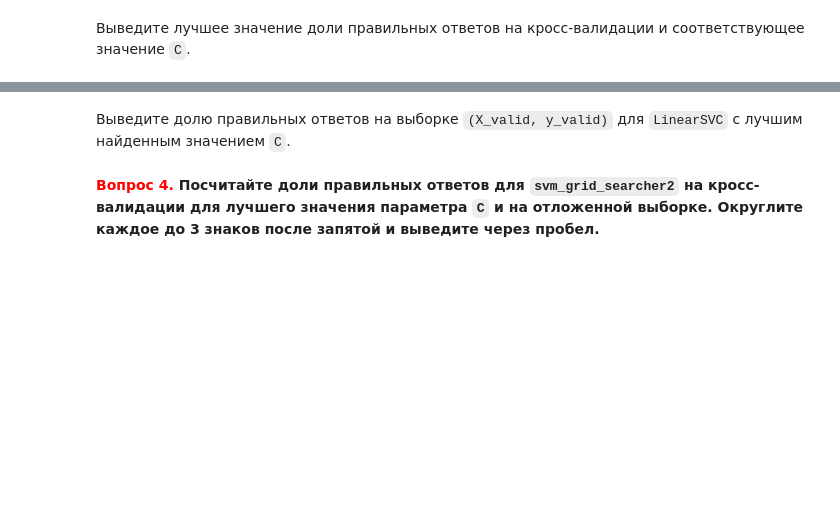
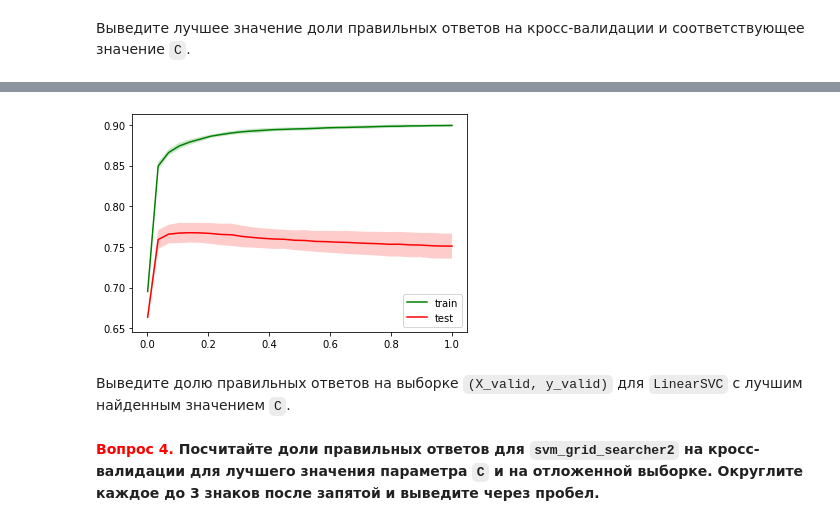
Before and after one commit to Mynzhassar/internet-user-identification, a Jupyter notebook: 4 training models/week4_training.ipynb, the cells around one changed output, grey strips where cells are left out. Drawn from its saved outputs; the diff is of its cells as text; code cells hidden in the pictures; blank space fills up the shorter version.

```diff
--- a/4 training models/week4_training.ipynb
+++ b/4 training models/week4_training.ipynb
@@ -244,3 +255,7 @@ svm_grid_searcher2.best_score_, svm_grid_searcher2.best_params_
+# %%
+plot_validation_curves(svm_params2['C'], svm_grid_searcher2.cv_results_)
+# %% [output]
+[figure, added]
 # %% [markdown]
 Выведите долю правильных ответов на выборке `(X_valid, y_valid)` для `LinearSVC` с лучшим найденным значением `C`.
 # %% [markdown]
```
Also changed, not shown: parts of 26 cells of this notebook, 5 other files.
